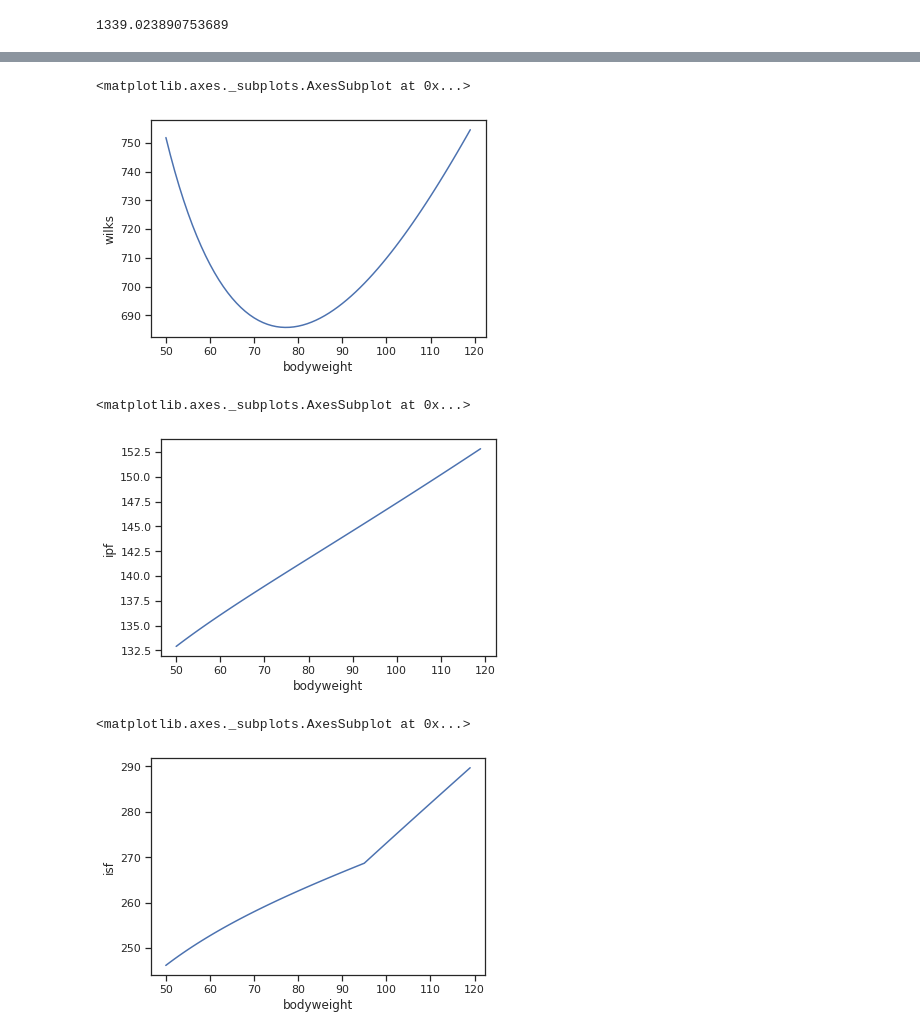
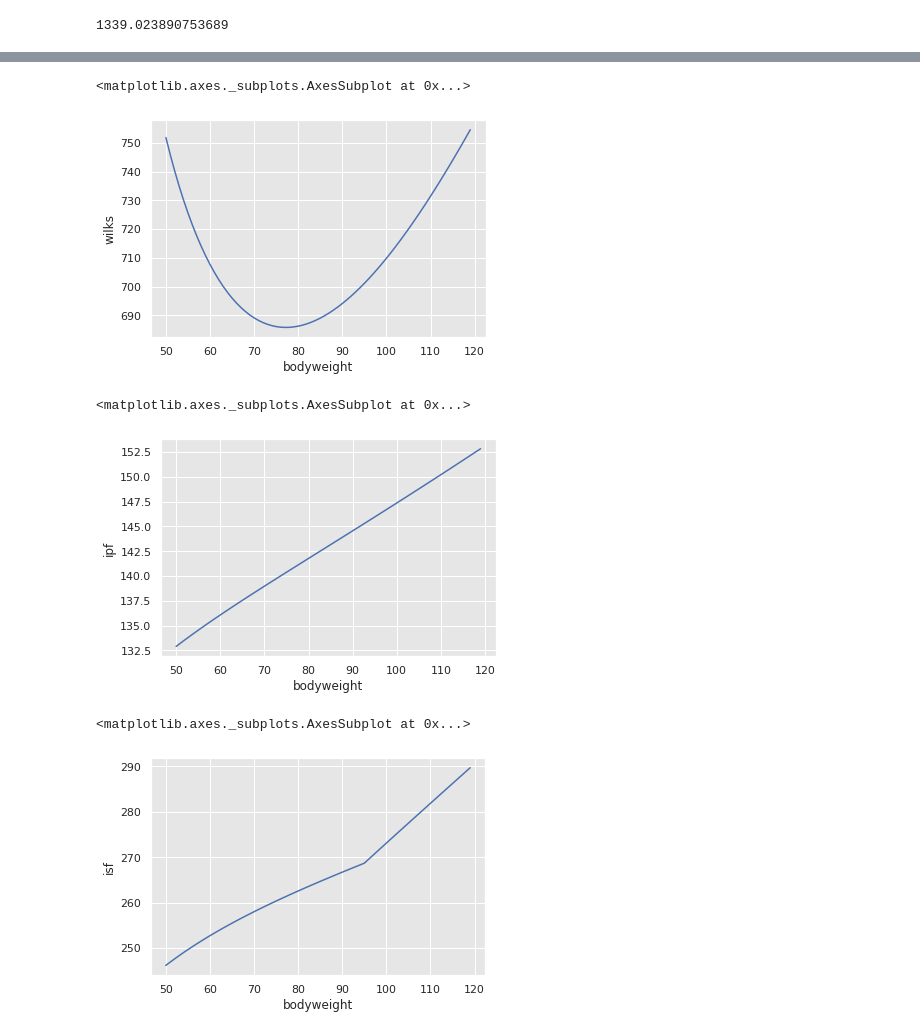
Before and after one commit to PrzemyslawSarnacki/streetlifting-analysis, a Jupyter notebook: coefficients.ipynb, the cells around one changed output, grey strips where cells are left out. Cells and saved outputs as stored; diff of their text form; code cells hidden in the pictures.

```diff
--- a/coefficients.ipynb
+++ b/coefficients.ipynb
@@ -72,14 +58,24 @@ df = pd.DataFrame(rows, columns=["bodyweight", "wilks", "isf", "ipf"])
 # %%
 import seaborn as sns
 sns.set("notebook", style='ticks', font_scale=1.0)
+import matplotlib as mpl
+import matplotlib.pyplot as plt
+
+sns.set_style('darkgrid', {'axes.facecolor': '.9'})
+sns.set_palette(palette='deep')
+sns_c = sns.color_palette(palette='deep')
+%matplotlib inline
+
+from pandas.plotting import register_matplotlib_converters
+register_matplotlib_converters()
 
 sns.lineplot(
     data=df,
     x="bodyweight", y="wilks", markers=True, dashes=False
 )
 # %% [output]
 <matplotlib.axes._subplots.AxesSubplot at 0x...>
-[figure, old version]
+[figure, new version]
 # %%
 sns.lineplot(
     data=df,
@@ -87,7 +83,7 @@ sns.lineplot(
 )
 # %% [output]
 <matplotlib.axes._subplots.AxesSubplot at 0x...>
-[figure, old version]
+[figure, new version]
 # %%
 sns.lineplot(
     data=df,
@@ -95,4 +91,4 @@ sns.lineplot(
 )
 # %% [output]
 <matplotlib.axes._subplots.AxesSubplot at 0x...>
-[figure, old version]
+[figure, new version]
```
Also changed, not shown: parts of 4 cells of this notebook.
